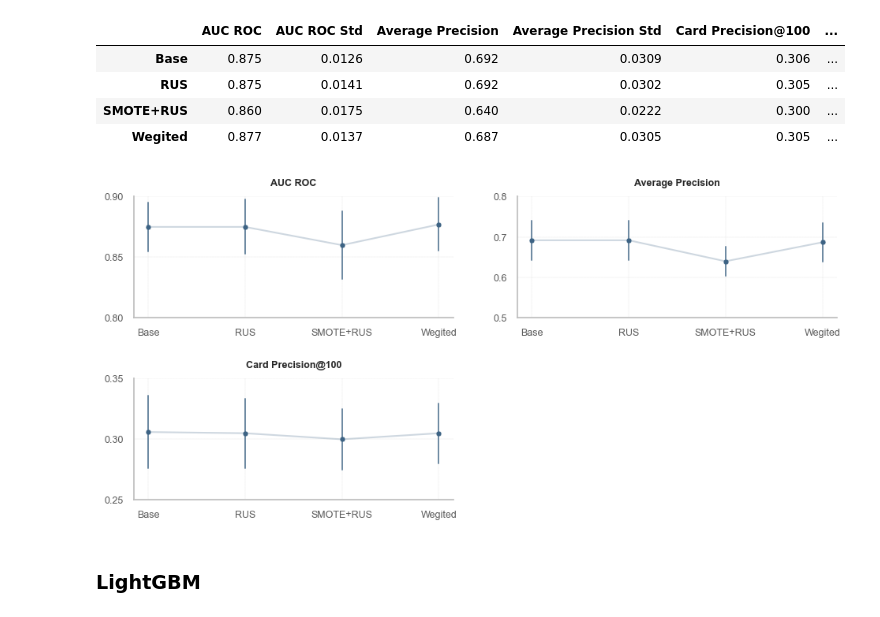
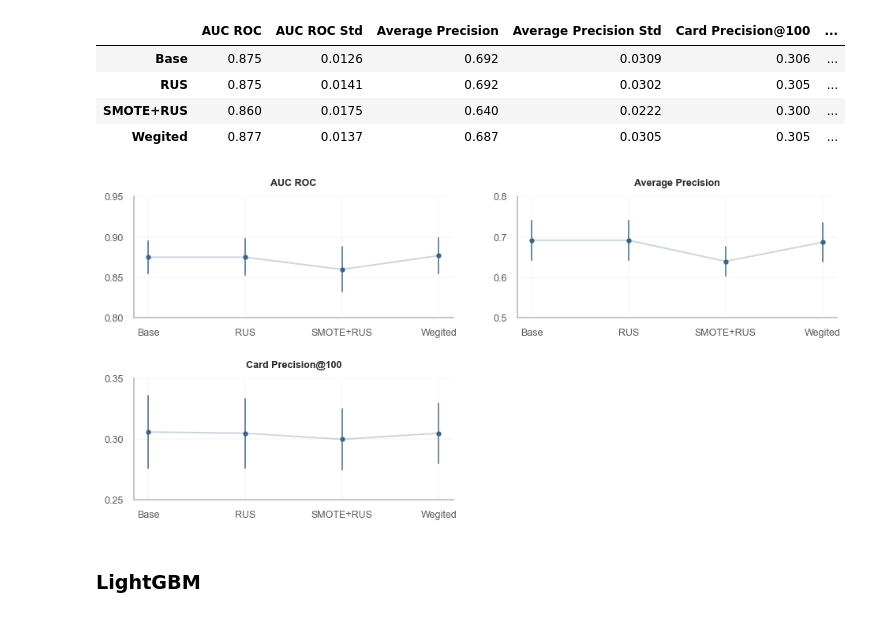
Before and after one commit to a-chasovsky/perc_credit_card_fraud_detection, a Jupyter notebook: 5-unbalanced-comparison.ipynb, the cells around one changed output. Saved outputs shown, nothing was run; the diff lists cells and outputs as text; code cells hidden in the pictures.

```diff
--- a/5-unbalanced-comparison.ipynb
+++ b/5-unbalanced-comparison.ipynb
@@ -205,16 +205,16 @@ unbalanced_xgb
 # %%
 plot_unbalanced_model(
     data=unbalanced_xgb,
     metrics_list=metrics,
     colors=[palette[-7], palette[-7], palette[-7]],
     n_folds=4,
-    limits_list=[[0.80, 0.95, 0.05],
+    limits_list=[[0.80, 0.96, 0.05],
                  [0.50, 0.80, 0.10],
                  [0.25, 0.36, 0.05]],
     save=True, filename='unbalanced_xgb'
 )
 # %% [output]
-[figure, old version]
+[figure, new version]
 # %% [markdown]
 ### LightGBM
 # %%
```
Also changed, not shown: parts of 4 cells of this notebook, 12 other files.
